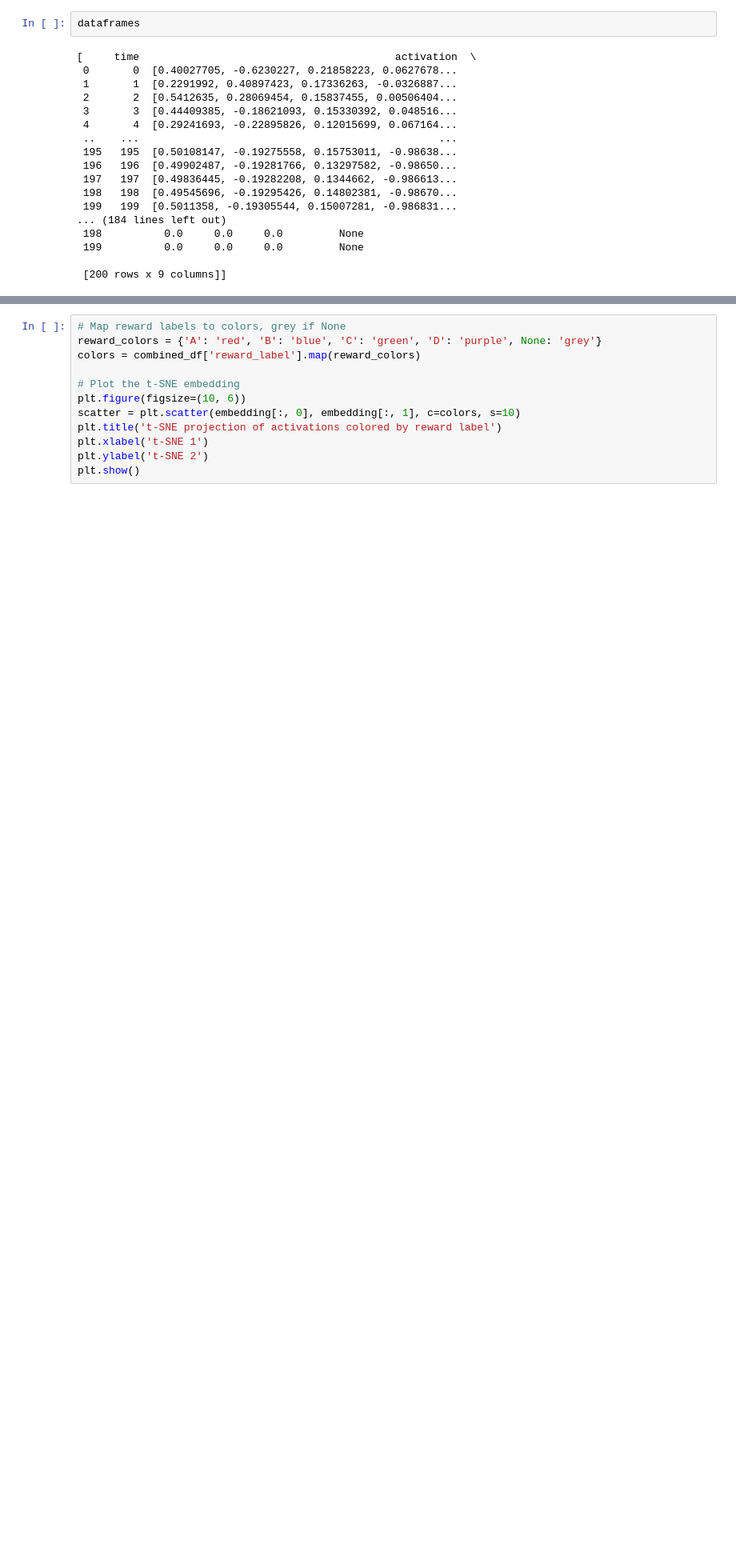
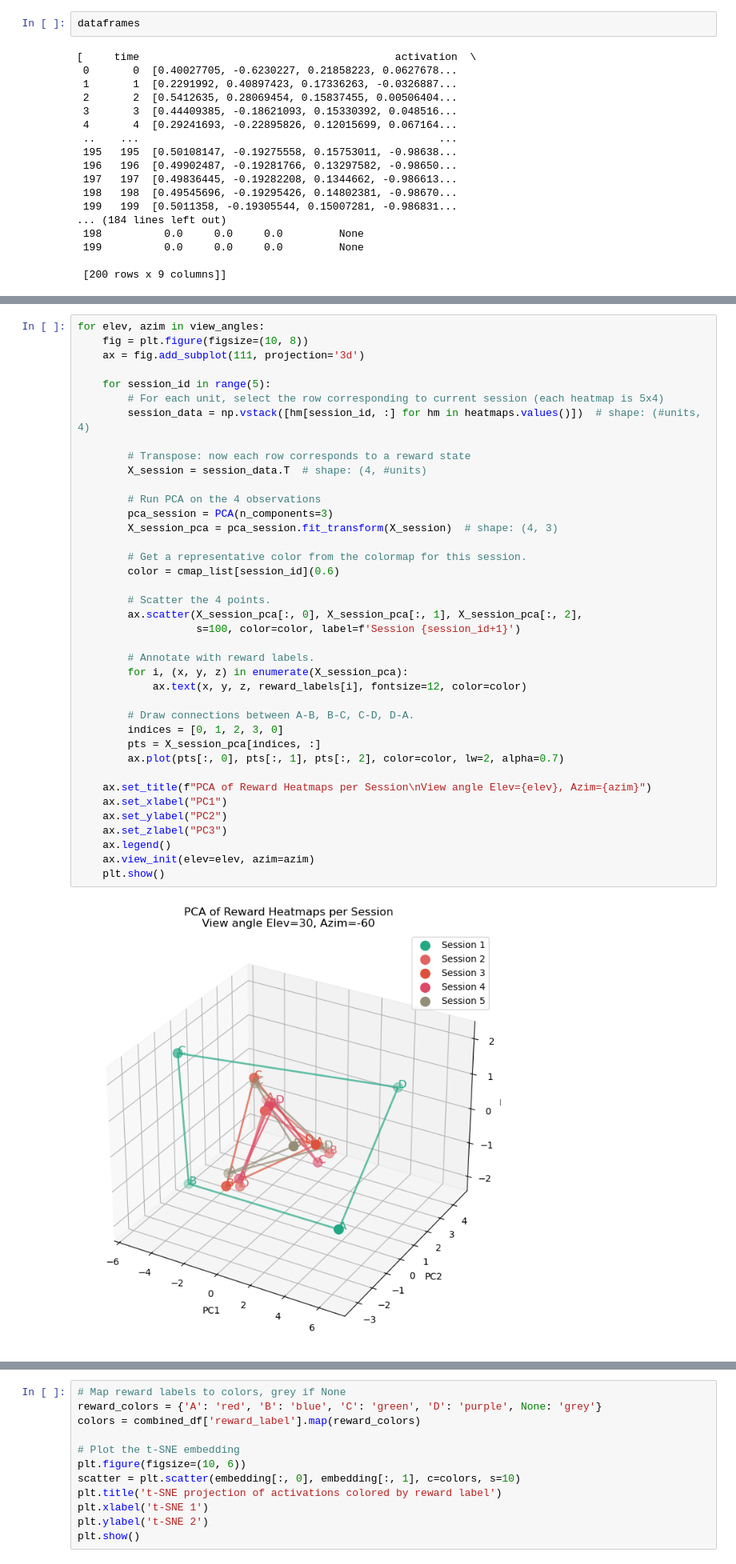
Before and after one commit to AdamLoydHarris/ABCD_RL, a Jupyter notebook: rnn_analysis.ipynb, the cells around one changed output, grey strips where cells are left out. Shown at 80% size. Drawn from its saved outputs; the diff is of its cells as text; blank space fills up the shorter version.

```diff
--- a/rnn_analysis.ipynb
+++ b/rnn_analysis.ipynb
@@ -71,0 +76,41 @@ for unit in range(len(dataframes[0]['activation'][0])):
+# %%
+for elev, azim in view_angles:
+    fig = plt.figure(figsize=(10, 8))
+    ax = fig.add_subplot(111, projection='3d')
+
+    for session_id in range(5):
+        # For each unit, select the row corresponding to current session (each heatmap is 5x4)
+        session_data = np.vstack([hm[session_id, :] for hm in heatmaps.values()])  # shape: (#units, 4)
+
+        # Transpose: now each row corresponds to a reward state
+        X_session = session_data.T  # shape: (4, #units)
+
+        # Run PCA on the 4 observations
+        pca_session = PCA(n_components=3)
+        X_session_pca = pca_session.fit_transform(X_session)  # shape: (4, 3)
+
+        # Get a representative color from the colormap for this session.
+        color = cmap_list[session_id](0.6)
+
+        # Scatter the 4 points.
+        ax.scatter(X_session_pca[:, 0], X_session_pca[:, 1], X_session_pca[:, 2],
+                   s=100, color=color, label=f'Session {session_id+1}')
+
+        # Annotate with reward labels.
+        for i, (x, y, z) in enumerate(X_session_pca):
+            ax.text(x, y, z, reward_labels[i], fontsize=12, color=color)
+
+        # Draw connections between A-B, B-C, C-D, D-A.
+        indices = [0, 1, 2, 3, 0]
+        pts = X_session_pca[indices, :]
+        ax.plot(pts[:, 0], pts[:, 1], pts[:, 2], color=color, lw=2, alpha=0.7)
+
+    ax.set_title(f"PCA of Reward Heatmaps per Session\nView angle Elev={elev}, Azim={azim}")
+    ax.set_xlabel("PC1")
+    ax.set_ylabel("PC2")
+    ax.set_zlabel("PC3")
+    ax.legend()
+    ax.view_init(elev=elev, azim=azim)
+    plt.show()
+# %% [output]
+[figure, added]
```
Also changed, not shown: parts of 5 cells of this notebook.
